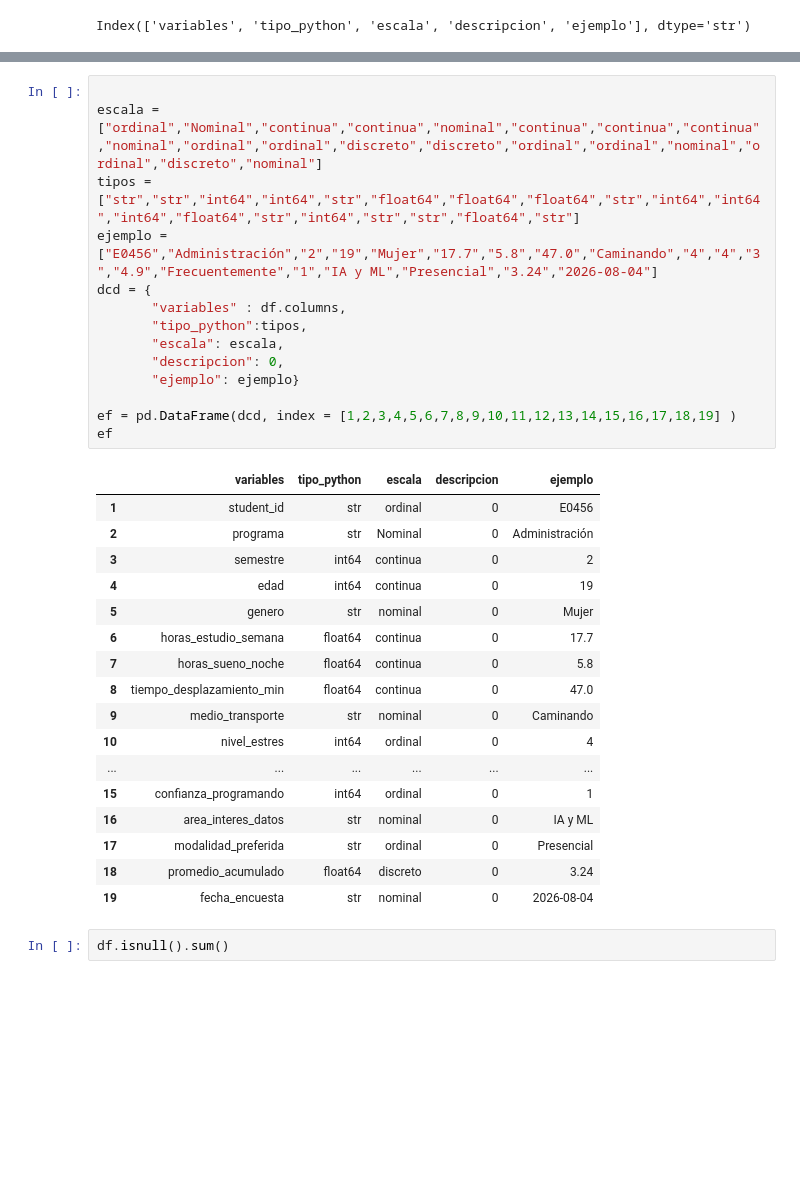
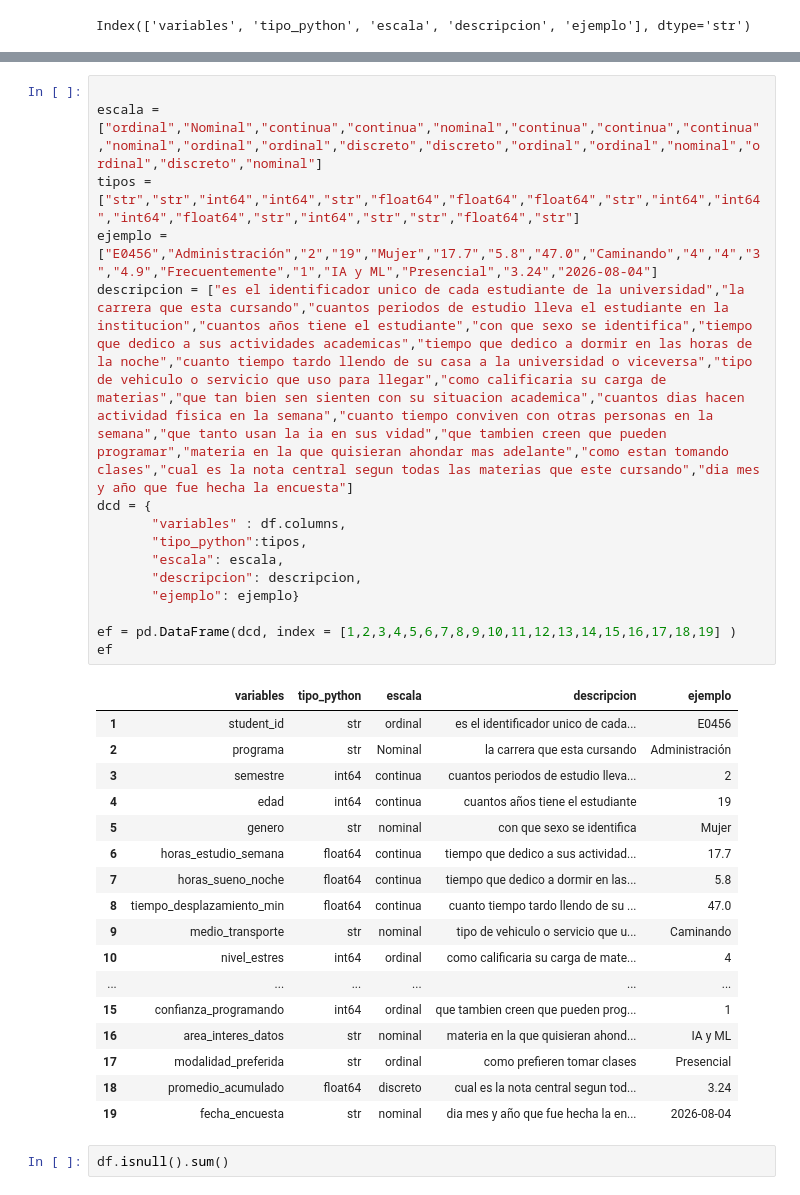
Before and after one commit to Sebast68h/Taller-3-APLICACIONES, a Jupyter notebook: notebook.ipynb, the cells around one changed output, grey strips where cells are left out. Cells and saved outputs as stored; diff of their text form; blank space fills up the shorter version.

```diff
--- a/notebook.ipynb
+++ b/notebook.ipynb
@@ -61,35 +61,36 @@ dtype: object
 # %%
 
 escala = ["ordinal","Nominal","continua","continua","nominal","continua","continua","continua","nominal","ordinal","ordinal","discreto","discreto","ordinal","ordinal","nominal","ordinal","discreto","nominal"]
 tipos = ["str","str","int64","int64","str","float64","float64","float64","str","int64","int64","int64","float64","str","int64","str","str","float64","str"]
 ejemplo = ["E0456","Administración","2","19","Mujer","17.7","5.8","47.0","Caminando","4","4","3","4.9","Frecuentemente","1","IA y ML","Presencial","3.24","2026-08-04"]
+descripcion = ["es el identificador unico de cada estudiante de la universidad","la carrera que esta cursando","cuantos periodos de estudio lleva el estudiante en la institucion","cuantos años tiene el estudiante","con que sexo se identifica","tiempo que dedico a sus actividades academicas","tiempo que dedico a dormir en las horas de la noche","cuanto tiempo tardo llendo de su casa a la universidad o viceversa","tipo de vehiculo o servicio que uso para llegar","como calificaria su carga de materias","que tan bien sen sienten con su situacion academica","cuantos dias hacen actividad fisica en la semana","cuanto tiempo conviven con otras personas en la semana","que tanto usan la ia en sus vidad","que tambien creen que pueden programar","materia en la que quisieran ahondar mas adelante","como estan tomando clases","cual es la nota central segun todas las materias que este cursando","dia mes y año que fue hecha la encuesta"]
 dcd = {
        "variables" : df.columns,
        "tipo_python":tipos,
        "escala": escala,
-       "descripcion": 0,
+       "descripcion": descripcion,
        "ejemplo": ejemplo}
 
 ef = pd.DataFrame(dcd, index = [1,2,3,4,5,6,7,8,9,10,11,12,13,14,15,16,17,18,19] )
 ef
 # %% [output]
 |  | variables | tipo_python | escala | descripcion | ejemplo |
-| 1 | student_id | str | ordinal | 0 | E0456 |
-| 2 | programa | str | Nominal | 0 | Administración |
-| 3 | semestre | int64 | continua | 0 | 2 |
-| 4 | edad | int64 | continua | 0 | 19 |
-| 5 | genero | str | nominal | 0 | Mujer |
-| 6 | horas_estudio_semana | float64 | continua | 0 | 17.7 |
-| 7 | horas_sueno_noche | float64 | continua | 0 | 5.8 |
-| 8 | tiempo_desplazamiento_min | float64 | continua | 0 | 47.0 |
-| 9 | medio_transporte | str | nominal | 0 | Caminando |
-| 10 | nivel_estres | int64 | ordinal | 0 | 4 |
+| 1 | student_id | str | ordinal | es el identificador unico de cada... | E0456 |
+| 2 | programa | str | Nominal | la carrera que esta cursando | Administración |
+| 3 | semestre | int64 | continua | cuantos periodos de estudio lleva... | 2 |
+| 4 | edad | int64 | continua | cuantos años tiene el estudiante | 19 |
+| 5 | genero | str | nominal | con que sexo se identifica | Mujer |
+| 6 | horas_estudio_semana | float64 | continua | tiempo que dedico a sus actividad... | 17.7 |
+| 7 | horas_sueno_noche | float64 | continua | tiempo que dedico a dormir en las... | 5.8 |
+| 8 | tiempo_desplazamiento_min | float64 | continua | cuanto tiempo tardo llendo de su ... | 47.0 |
+| 9 | medio_transporte | str | nominal | tipo de vehiculo o servicio que u... | Caminando |
+| 10 | nivel_estres | int64 | ordinal | como calificaria su carga de mate... | 4 |
 | ... | ... | ... | ... | ... | ... |
-| 15 | confianza_programando | int64 | ordinal | 0 | 1 |
-| 16 | area_interes_datos | str | nominal | 0 | IA y ML |
-| 17 | modalidad_preferida | str | ordinal | 0 | Presencial |
-| 18 | promedio_acumulado | float64 | discreto | 0 | 3.24 |
-| 19 | fecha_encuesta | str | nominal | 0 | 2026-08-04 |
+| 15 | confianza_programando | int64 | ordinal | que tambien creen que pueden prog... | 1 |
+| 16 | area_interes_datos | str | nominal | materia en la que quisieran ahond... | IA y ML |
+| 17 | modalidad_preferida | str | ordinal | como prefieren tomar clases | Presencial |
+| 18 | promedio_acumulado | float64 | discreto | cual es la nota central segun tod... | 3.24 |
+| 19 | fecha_encuesta | str | nominal | dia mes y año que fue hecha la en... | 2026-08-04 |
 # %%
 df.isnull().sum()
 # %% [output]
```
Also changed, not shown: parts of 7 cells of this notebook.
